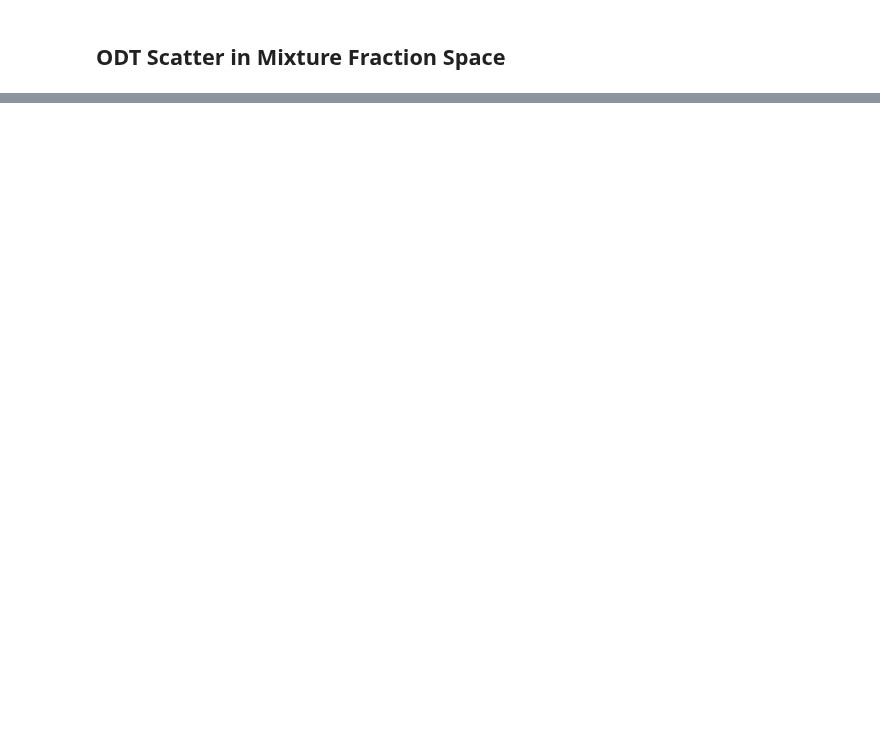
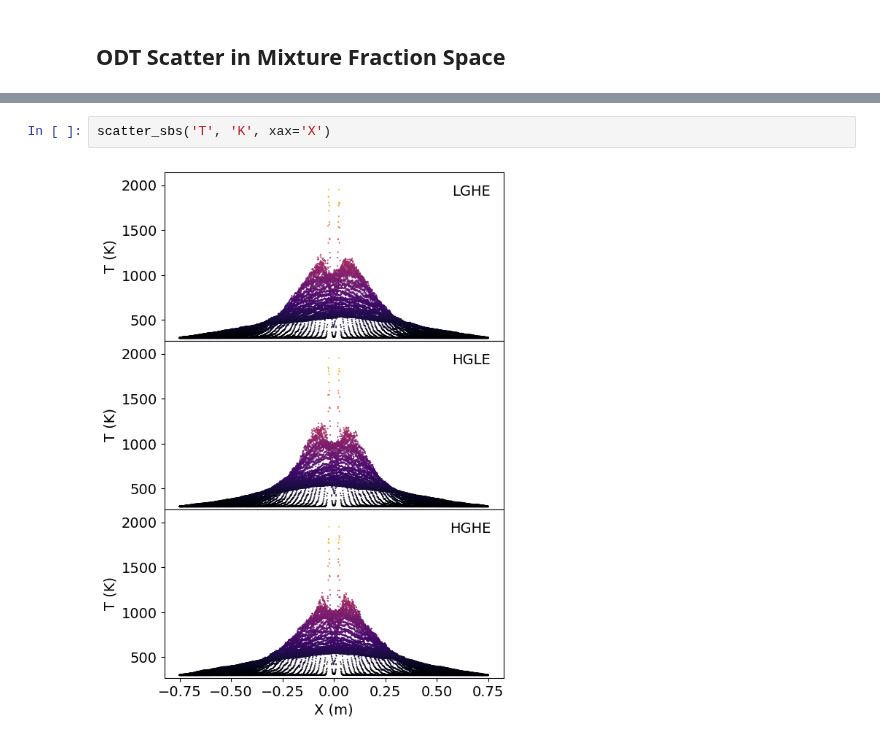
Before and after one commit to jwp91/TableMaker, a Jupyter notebook: figures/ODT_aPriori/Publication/summaryPlots.ipynb, the cells around one changed output, grey strips where cells are left out. Saved outputs shown, nothing was run; the diff lists cells and outputs as text; blank space fills up the shorter version.

```diff
--- a/figures/ODT_aPriori/Publication/summaryPlots.ipynb
+++ b/figures/ODT_aPriori/Publication/summaryPlots.ipynb
@@ -127,0 +136,4 @@ scatter_sbs('T', 'K')
+# %%
+scatter_sbs('T', 'K', xax='X')
+# %% [output]
+[figure, added]
```
Also changed, not shown: parts of 4 cells of this notebook, 39 other files.
